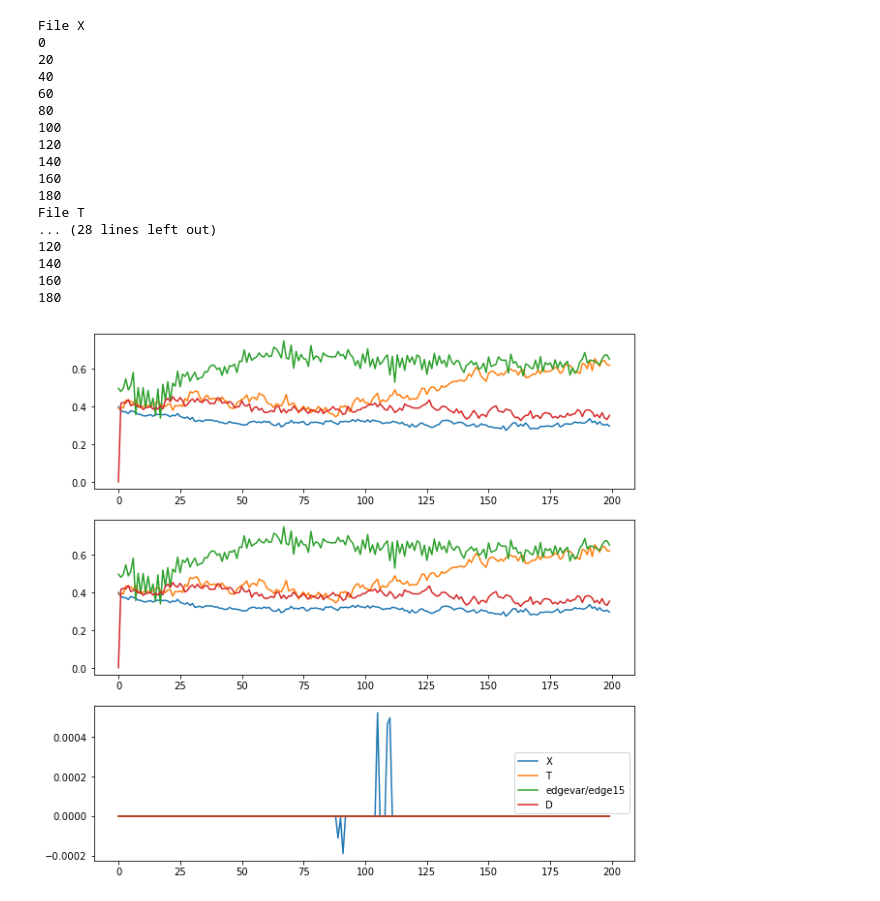
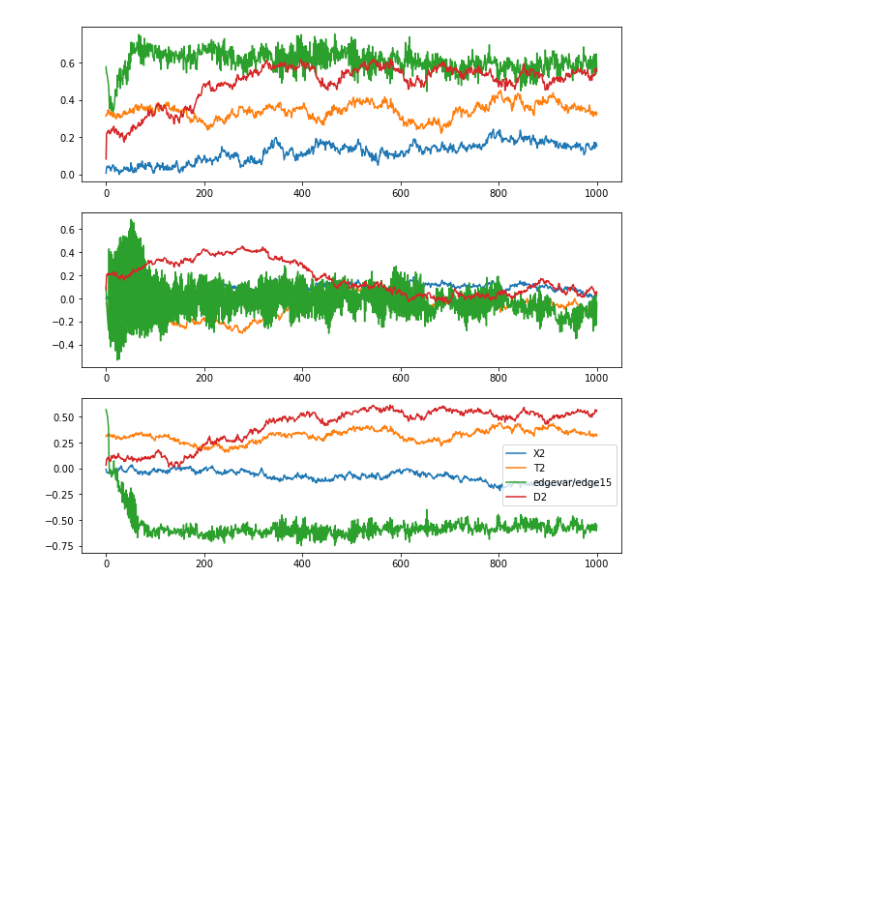
Before and after one commit to m-walters/mcmd, a Jupyter notebook: ordercalc.ipynb, the cells around one changed output. Drawn from its saved outputs; the diff is of its cells as text; code cells hidden in the pictures; blank space fills up the shorter version.

```diff
--- a/ordercalc.ipynb
+++ b/ordercalc.ipynb
@@ -4,0 +16,7 @@ import matplotlib.pyplot as plt
+# %%
+path = "/home/michael/msc/mcmd/output/"
+fnames = ["X2", "T2", "edgevar/edge15","D2"]
+snaps = range(0,1001,1)
+L = np.zeros((len(fnames), len(snaps)))
+S = np.zeros((len(fnames), len(snaps)))
+T = np.zeros((len(fnames), len(snaps)))
@@ -5 +75,12 @@ import matplotlib.pyplot as plt
+# %%
+f, ax = plt.subplots(3,1)
+for i in range(len(fnames)):
+    im0 = ax[0].plot(snaps,L[i], label=fnames[i])
+    im1 = ax[1].plot(snaps,S[i], label=fnames[i])
+    im2 = ax[2].plot(snaps,T[i], label=fnames[i])
+
+plt.legend(loc=7)
+plt.gcf().set_size_inches(10,10)
+# %% [output]
+[figure, added]
 # %%
@@ -39,51 +112,0 @@ T = np.zeros((len(fnames), maxSnap))
-# %%
-iFile = 0
-for f in fnames:
-    fin = open(path+f, 'r')
-    print "File", f
-    iSnap = 0
-    data = []
-    for line in fin.readlines():
-        if maxSnap == iSnap: break
-        elif line == "\n":
-            L[iFile][iSnap], S[iFile][iSnap], T[iFile][iSnap] = Lcalc(data)
-            data = []
-            if iSnap%(maxSnap/10) == 0: print iSnap
-            iSnap += 1
-            continue
-        else:
-            spt = line.split()
-            spt = [float(x) for x in spt]
-            data.append([spt[i] for i in [0,1,4,9,10,11,12,13,14,15,16]])
-
-    fin.close()
-    iFile += 1
-# %% [output]
-File X
-0
-20
-40
-60
-80
-100
-120
-140
-160
-180
-File T
-... (28 lines left out)
-120
-140
-160
-180
-# %%
-f, ax = plt.subplots(3,1)
-for i in range(len(fnames)):
-    im0 = ax[0].plot(L[i], label=fnames[i])
-    im1 = ax[1].plot(S[i], label=fnames[i])
-    im2 = ax[2].plot(T[i], label=fnames[i])
-
-plt.legend(loc=7)
-plt.gcf().set_size_inches(10,10)
-# %% [output]
-[figure, removed]
```
Also changed, not shown: parts of 6 cells of this notebook, 2 other files.
